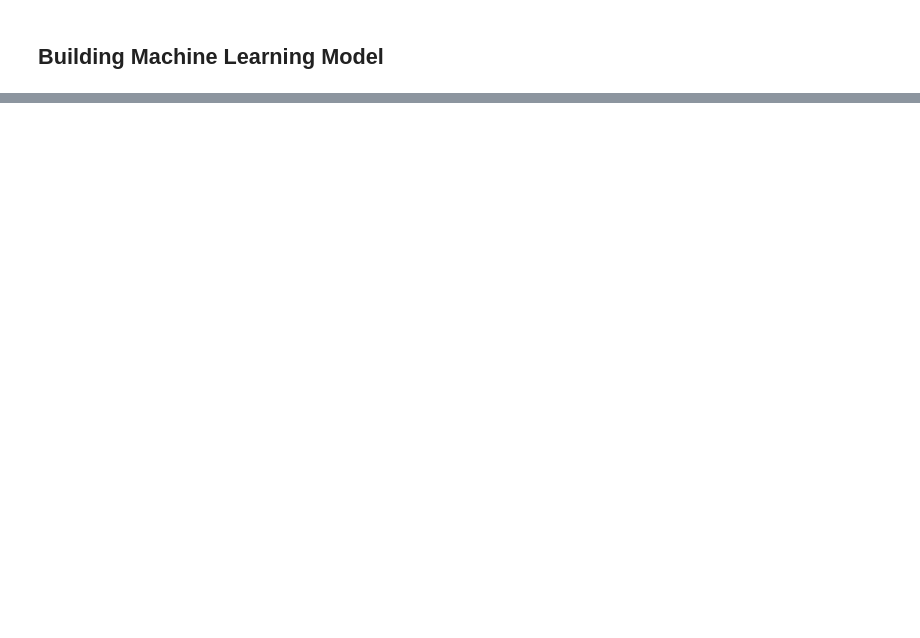
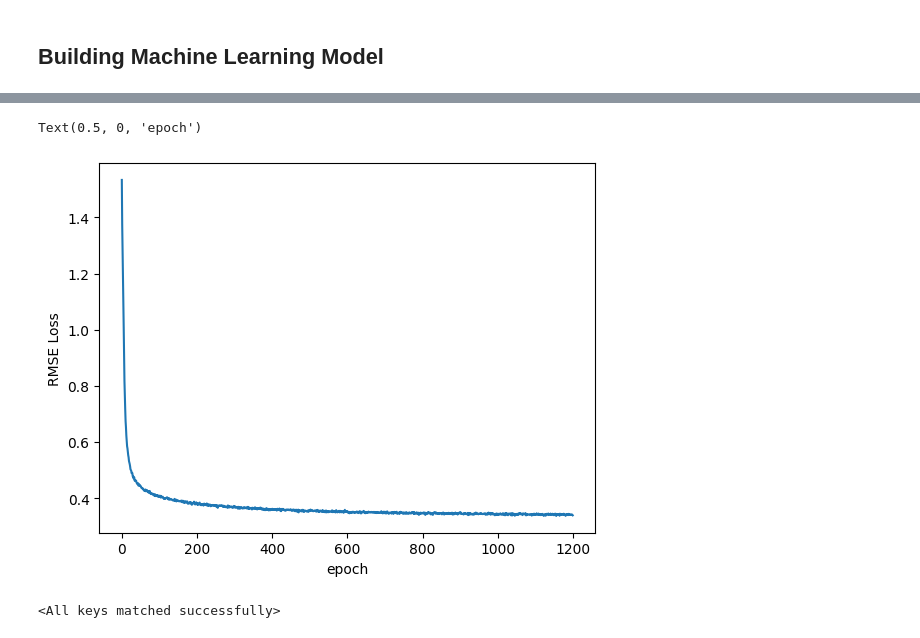
Before and after one commit to pehcy/Malaysia-House-Price, a Jupyter notebook: nn_regression copy.ipynb, the cells around one changed output, grey strips where cells are left out. Drawn from its saved outputs; the diff is of its cells as text; code cells hidden in the pictures; blank space fills up the shorter version.

```diff
--- a/nn_regression copy.ipynb
+++ b/nn_regression copy.ipynb
@@ -261,4 +314,5 @@ class SparseTabularNN(nn.Module):
 model = SparseTabularNN(embedding_dims, 1, 1, [240, 70], dropout_rate=0.40).to(device)
 # %%
 loss_fn = nn.MSELoss()
-optimizer = Adam(model.parameters(), lr=0.05, weight_decay=0.0001)
+optimizer = Adam(model.parameters(), lr=0.001)
+# optimizer = Adam(model.parameters(), lr=1e-3, weight_decay=0.00001)
@@ -265,8 +334,7 @@ optimizer = Adam(model.parameters(), lr=0.05, weight_decay=0.0001)
 # %%
 final_losses = []
-torch.manual_seed(2000)
 
-for i in range(100):
+for i in range(1200):
     model.train()
     total, sum_loss = 0, 0
     for x_cat, x_cont, y in train_dl:
@@ -282,4 +350,7 @@ for i in range(100):
         sum_loss += batch*(loss.item())
 
     mean_loss = sum_loss / total
+    if (i+1) % 100 == 1:
+        print("Epoch number: {} and the loss : {}".format(i, loss.item()))
+
     final_losses.append(mean_loss)
@@ -305,0 +390,7 @@ final_losses
+# %%
+plt.plot(range(1200), final_losses)
+plt.ylabel('RMSE Loss')
+plt.xlabel('epoch')
+# %% [output]
+Text(0.5, 0, 'epoch')
+[figure, added]
@@ -305,0 +404,4 @@ final_losses
+# %%
+model2.load_state_dict(torch.load('HouseWeights.pt'))
+# %% [output]
+<All keys matched successfully>
```
Also changed, not shown: parts of 22 cells of this notebook, 8 other files.
